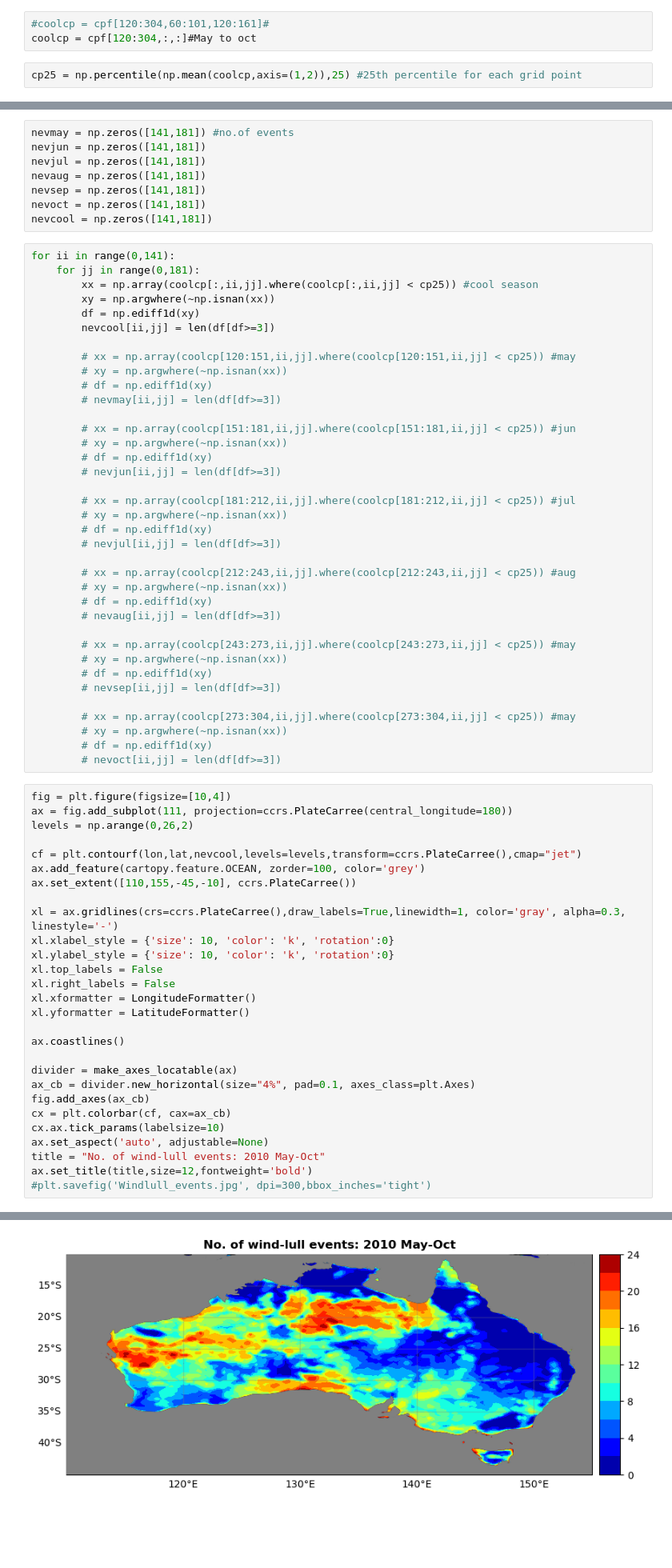
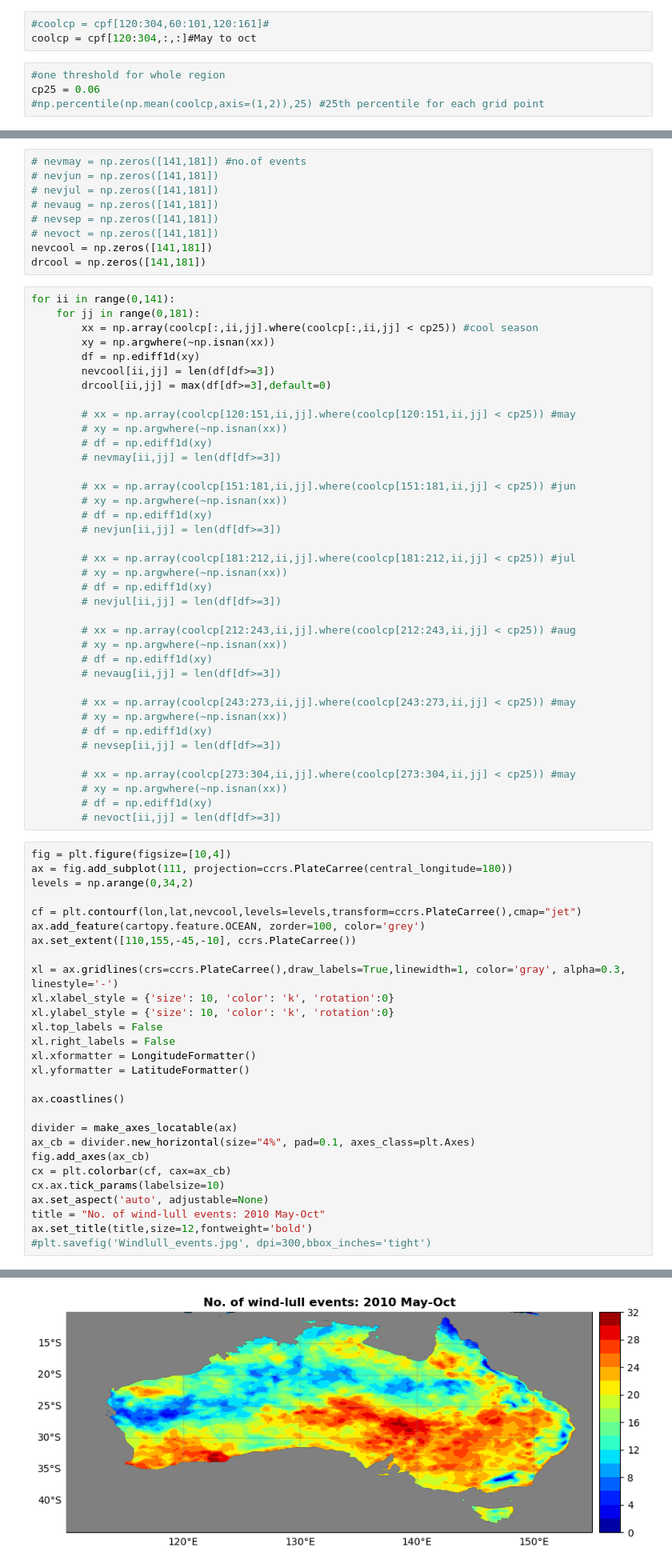
Before and after one commit to 21centuryweather/GC26-wind-hydro-droughts, a Jupyter notebook: analysis/Wind_droughts_events.ipynb, the cells around one changed output, grey strips where cells are left out. Shown at 80% size. Cells and saved outputs as stored; diff of their text form; blank space fills up the shorter version.

Commit message:
Updated Notebook with 25th percentile of capacity factor for whole grid

```diff
--- a/analysis/Wind_droughts_events.ipynb
+++ b/analysis/Wind_droughts_events.ipynb
@@ -60,7 +62,9 @@ for mth in range(0,12):
 #coolcp = cpf[120:304,60:101,120:161]#
 coolcp = cpf[120:304,:,:]#May to oct
 # %%
-cp25 = np.percentile(np.mean(coolcp,axis=(1,2)),25) #25th percentile for each grid point
+#one threshold for whole region
+cp25 = 0.06
+#np.percentile(np.mean(coolcp,axis=(1,2)),25) #25th percentile for each grid point
 # %%
 dtm[120:304]
 # %% [output]
@@ -82,13 +86,14 @@ array(['2010-05-01', '2010-05-02', '2010-05-03', '2010-05-04',
        '2010-10-28', '2010-10-29', '2010-10-30', '2010-10-31'],
       dtype='datetime64[D]')
 # %%
-nevmay = np.zeros([141,181]) #no.of events
-nevjun = np.zeros([141,181])
-nevjul = np.zeros([141,181])
-nevaug = np.zeros([141,181])
-nevsep = np.zeros([141,181])
-nevoct = np.zeros([141,181])
+# nevmay = np.zeros([141,181]) #no.of events
+# nevjun = np.zeros([141,181])
+# nevjul = np.zeros([141,181])
+# nevaug = np.zeros([141,181])
+# nevsep = np.zeros([141,181])
+# nevoct = np.zeros([141,181])
 nevcool = np.zeros([141,181])
+drcool = np.zeros([141,181])
 # %%
 for ii in range(0,141):
     for jj in range(0,181):
@@ -96,6 +101,7 @@ for ii in range(0,141):
         xy = np.argwhere(~np.isnan(xx))
         df = np.ediff1d(xy)
         nevcool[ii,jj] = len(df[df>=3])
+        drcool[ii,jj] = max(df[df>=3],default=0)
 
         # xx = np.array(coolcp[120:151,ii,jj].where(coolcp[120:151,ii,jj] < cp25)) #may
         # xy = np.argwhere(~np.isnan(xx))
@@ -129,31 +135,31 @@ for ii in range(0,141):
 # %%
 fig = plt.figure(figsize=[10,4])
 ax = fig.add_subplot(111, projection=ccrs.PlateCarree(central_longitude=180))
-levels = np.arange(0,26,2)
+levels = np.arange(0,34,2)
 
 cf = plt.contourf(lon,lat,nevcool,levels=levels,transform=ccrs.PlateCarree(),cmap="jet")
 ax.add_feature(cartopy.feature.OCEAN, zorder=100, color='grey')
 ax.set_extent([110,155,-45,-10], ccrs.PlateCarree())
 
 xl = ax.gridlines(crs=ccrs.PlateCarree(),draw_labels=True,linewidth=1, color='gray', alpha=0.3, linestyle='-')
 xl.xlabel_style = {'size': 10, 'color': 'k', 'rotation':0}
 xl.ylabel_style = {'size': 10, 'color': 'k', 'rotation':0}
 xl.top_labels = False
 xl.right_labels = False
 xl.xformatter = LongitudeFormatter()
 xl.yformatter = LatitudeFormatter()
 
 ax.coastlines()
 
 divider = make_axes_locatable(ax)
 ax_cb = divider.new_horizontal(size="4%", pad=0.1, axes_class=plt.Axes)
 fig.add_axes(ax_cb)
 cx = plt.colorbar(cf, cax=ax_cb)
 cx.ax.tick_params(labelsize=10)
 ax.set_aspect('auto', adjustable=None)
 title = "No. of wind-lull events: 2010 May-Oct"
 ax.set_title(title,size=12,fontweight='bold')
 #plt.savefig('Windlull_events.jpg', dpi=300,bbox_inches='tight')
 # %% [output]
 Text(0.5, 1.0, 'No. of wind-lull events: 2010 May-Oct')
-[figure, old version]
+[figure, new version]
```
Also changed, not shown: parts of 4 cells of this notebook.
